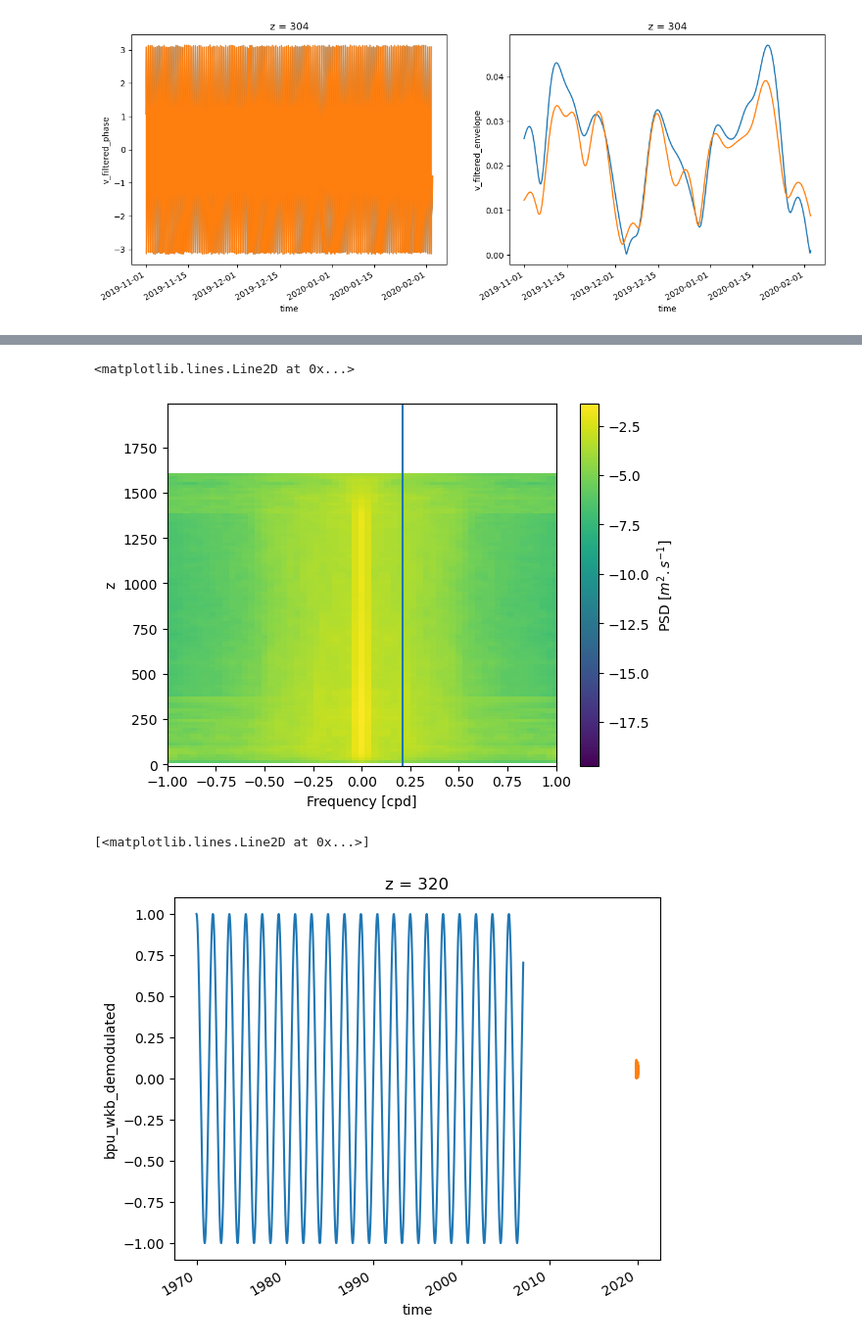
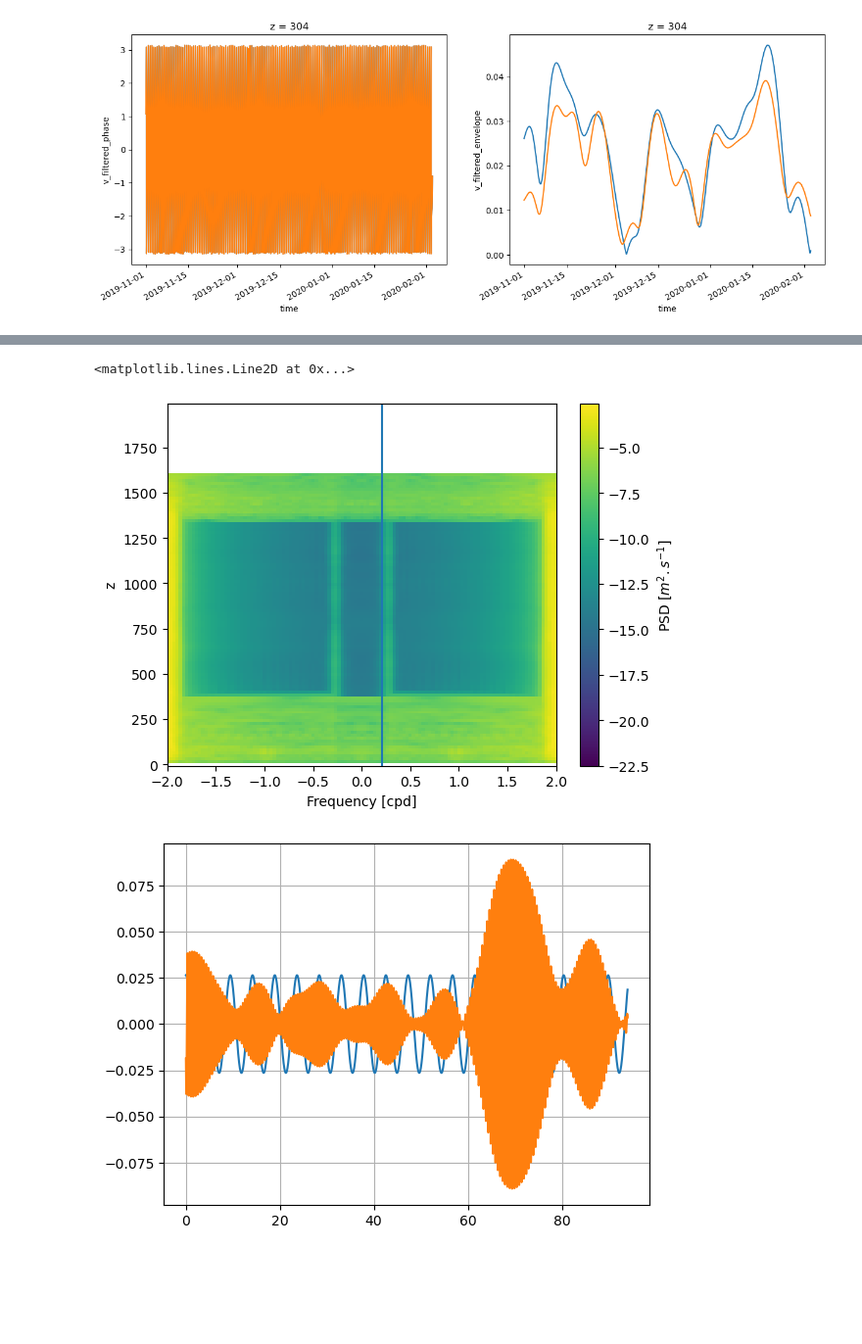
Before and after one commit to zcasparco/NIW, a Jupyter notebook: dev/Demodulation.ipynb, the cells around one changed output, grey strips where cells are left out. Shown at 98% size. Drawn from its saved outputs; the diff is of its cells as text; code cells hidden in the pictures; blank space fills up the shorter version.

```diff
--- a/dev/Demodulation.ipynb
+++ b/dev/Demodulation.ipynb
@@ -85,6 +114,12 @@ Data variables: (12/23)
     proc time:        2022-05-09T19:08:16
 # %%
 ds_complex = ds_complex.where(ds_complex.u_filtered_analytical != 0+1j*0)
+ds_complex = ds_complex.where(np.isnan(ds_complex.bpu_wkb)==False)
 #ds_complex = ds_complex.where(ds_complex.v_filtered_analytical != 0+1j*0)
 #ds_complex = ds_complex.where(ds_complex.bpu_wkb_analytical != 0+1j*0)
 #ds_complex = ds_complex.where(ds_complex.bpv_wkb_analytical != 0+1j*0)
+# %%
+_u = ds_complex.bpu_wkb_analytical
+# %%
+time = np.arange(0,_u.time.values.size*dt,dt)
+exp  = np.exp(-1j*omega*2*np.pi*time)
@@ -156,7 +220,7 @@ def wrap_demodulation(ds_hat,V,omega=omega,dt=1/24/6):
         ds_hat[v+'_demodulated_real'] = ds_hat[v+'_demodulated'].real
         ds_hat[v+'_demodulated_imag'] = ds_hat[v+'_demodulated'].imag
         ds_hat[v+'_demodulated_abs'] = np.abs(ds_hat[v+'_demodulated'])
-    ds_hat = xr.merge([ds_hat[v].rename(v) for v in ds_hat.keys()]).drop([v+'_demodulated',v+'_analytical'])
+    #ds_hat = xr.merge([ds_hat[v].rename(v) for v in ds_hat.keys()]).drop([v+'_demodulated',v+'_analytical'])
  #   ds_hat = ds_hat.chunk(dict(i=100)) #,j=4320//4
 
     return ds_hat#.drop(['XC','YC'])
@@ -195,15 +289,15 @@ f,E = sp.wrap_spectra(_ds,'bpu_wkb_demodulated_abs')
 # %%
-np.log10(E).plot(xlim=(-1,1))
+np.log10(E).plot(xlim=(-2,2))
 plt.axvline(M2-omega)
 # %% [output]
 <matplotlib.lines.Line2D at 0x...>
-[figure, old version]
+[figure, new version]
 # %%
 dt = 1/24/6
 time = np.arange(0,ds_complex['time'].sel(time=slice('2019-11-01','2020-02-02')).values.size*dt,dt)
 exp = np.exp(-1j*(M2-omega)*2*np.pi*time)
-plt.plot(exp.real)
-np.abs(_ds.bpu_wkb_demodulated.sel(time=slice('2019-11-01','2020-02-02'))).isel(z=20).plot()
+plt.plot(time,np.abs(_ds.bpu_wkb_demodulated.sel(time=slice('2019-11-01','2020-02-02'))).sel(z=700,method='nearest').mean().values*exp.real)
+plt.plot(time,_ds.bpu_wkb_demodulated.sel(time=slice('2019-11-01','2020-02-02')).real.sel(z=700,method='nearest').values)
+plt.grid()
 # %% [output]
-[<matplotlib.lines.Line2D at 0x...>]
-[figure, old version]
+[figure, new version]
```
Also changed, not shown: parts of 28 cells of this notebook, 2 other files.
